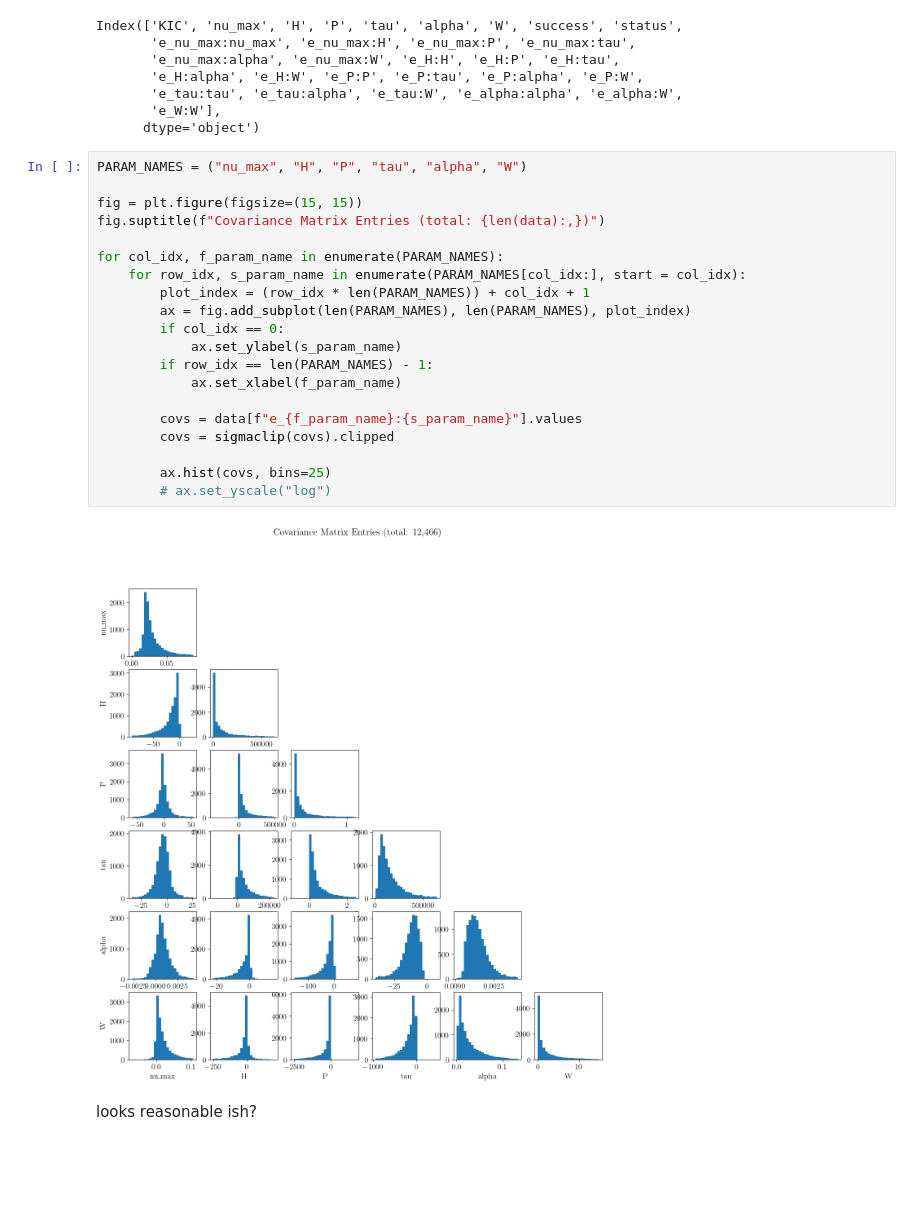
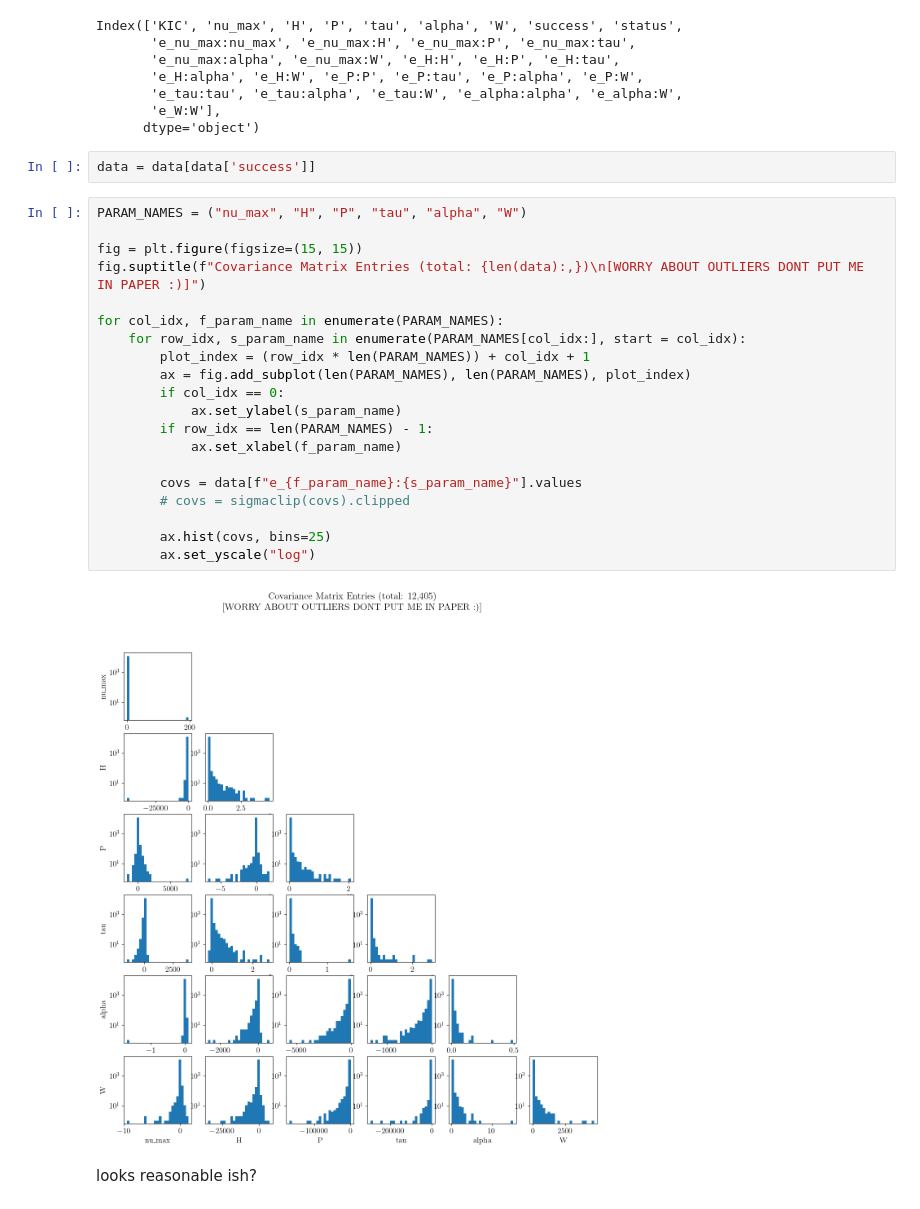
Before and after one commit to irmak-akdogan/Red-Giant-MCMC, a Jupyter notebook: refit_inspect.ipynb, the cells around one changed output. Cells and saved outputs as stored; diff of their text form; blank space fills up the shorter version.

```diff
--- a/refit_inspect.ipynb
+++ b/refit_inspect.ipynb
@@ -36,27 +36,29 @@ Index(['KIC', 'nu_max', 'H', 'P', 'tau', 'alpha', 'W', 'success', 'status',
        'e_tau:tau', 'e_tau:alpha', 'e_tau:W', 'e_alpha:alpha', 'e_alpha:W',
        'e_W:W'],
       dtype='object')
+# %%
+data = data[data['success']]
 # %%
 PARAM_NAMES = ("nu_max", "H", "P", "tau", "alpha", "W")
 
 fig = plt.figure(figsize=(15, 15))
-fig.suptitle(f"Covariance Matrix Entries (total: {len(data):,})")
+fig.suptitle(f"Covariance Matrix Entries (total: {len(data):,})\n[WORRY ABOUT OUTLIERS DONT PUT ME IN PAPER :)]")
 
 for col_idx, f_param_name in enumerate(PARAM_NAMES):
     for row_idx, s_param_name in enumerate(PARAM_NAMES[col_idx:], start = col_idx):
         plot_index = (row_idx * len(PARAM_NAMES)) + col_idx + 1
         ax = fig.add_subplot(len(PARAM_NAMES), len(PARAM_NAMES), plot_index)
         if col_idx == 0:
             ax.set_ylabel(s_param_name)
         if row_idx == len(PARAM_NAMES) - 1:
             ax.set_xlabel(f_param_name)
 
         covs = data[f"e_{f_param_name}:{s_param_name}"].values
-        covs = sigmaclip(covs).clipped
+        # covs = sigmaclip(covs).clipped
 
         ax.hist(covs, bins=25)
-        # ax.set_yscale("log")
+        ax.set_yscale("log")
 # %% [output]
-[figure, old version]
+[figure, new version]
 # %% [markdown]
 looks reasonable ish?
```
